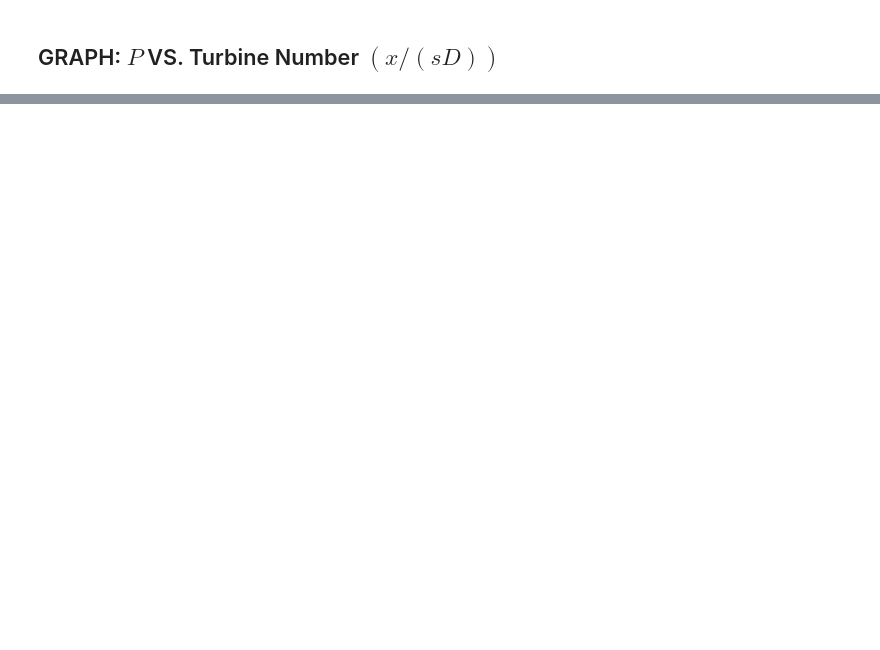
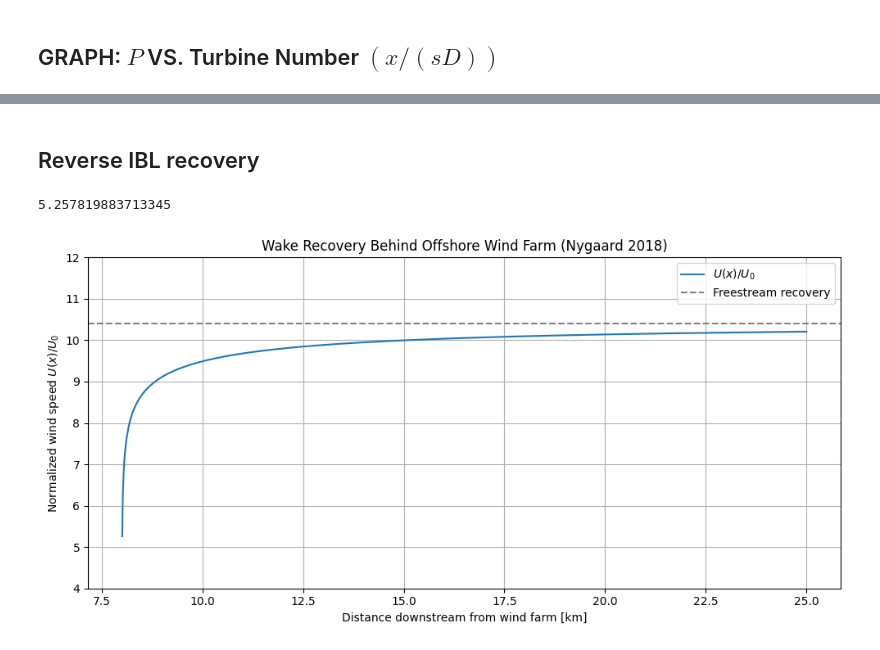
Before and after one commit to marcinsadowy/WTABL, a Jupyter notebook: WTABL.ipynb, the cells around one changed output, grey strips where cells are left out. Cells and saved outputs as stored; diff of their text form; code cells hidden in the pictures; blank space fills up the shorter version.

```diff
--- a/WTABL.ipynb
+++ b/WTABL.ipynb
@@ -170,0 +185,56 @@ U_d
+# %% [markdown]
+## Reverse IBL recovery
+# %%
+import numpy as np
+import matplotlib.pyplot as plt
+
+# Constants
+z_H = 106        # hub height (m)
+z_0 = 0.0001      # ambient roughness length (m)
+x1 = 0            # start of wind farm
+x2 = 8e3          # end of wind farm at 8 km
+D = 154          # rotor diameter (m)
+z_0 = 0.0001     # upstream roughness (m)
+kappa = 0.4
+CT = 0.84
+sd = 10 * D       # streamwise spacing (m)
+sc = 10 * D       # cross-stream spacing (m)
+
+x = np.linspace(x2 + 10, x2 + 17000, 1000)  # downstream x beyond the farm
+
+# Scaled thrust coefficient
+ct = (np.pi * CT * D**2) / (8 * sd * sc)
+
+# Eddy viscosity and beta
+nu_star = 28 * np.sqrt(ct)
+beta = nu_star / (1 + nu_star)
+
+z0_WF = z_H * (1 + D / (2 * z_H))**beta * np.exp(-kappa * (ct + (kappa / np.log((z_H / z_0) * (1 - D / (2 * z_H))**beta))**2)**-0.5)
+
+# Calculate h1 and h2
+h1 = z0_WF * (z_H / z0_WF + ((x - x1)/z0_WF)**(4/5))
+h2 = z0_WF * ((x - x2)/z0_WF)**(4/5)
+
+# Recovery function U(x)/U0
+U_over_U0 = 10.4 * (np.log(h1/z_0) * np.log(h2/z0_WF)) / (np.log(h1/z0_WF) * np.log(h2/z_0))
+print(U_over_U0[0])
+
+# Filter x and U_over_U0 for x >= 8000
+x_filtered = x[x >= 8000]
+U_over_U0_filtered = U_over_U0[x >= 8000]
+
+# Plotting
+plt.figure(figsize=(10, 5))
+plt.plot(x_filtered / 1000, U_over_U0_filtered, label=r'$U(x)/U_0$')
+plt.axhline(10.4, color='gray', linestyle='--', label='Freestream recovery')
+plt.xlabel('Distance downstream from wind farm [km]')
+plt.ylabel('Normalized wind speed $U(x)/U_0$')
+plt.title('Wake Recovery Behind Offshore Wind Farm (Nygaard 2018)')
+plt.ylim(4, 12)
+plt.grid(True)
+plt.legend()
+plt.tight_layout()
+plt.show()
+# %% [output]
+5.257819883713345
+[figure, added]
```
Also changed, not shown: parts of 14 cells of this notebook, 5 other files.
